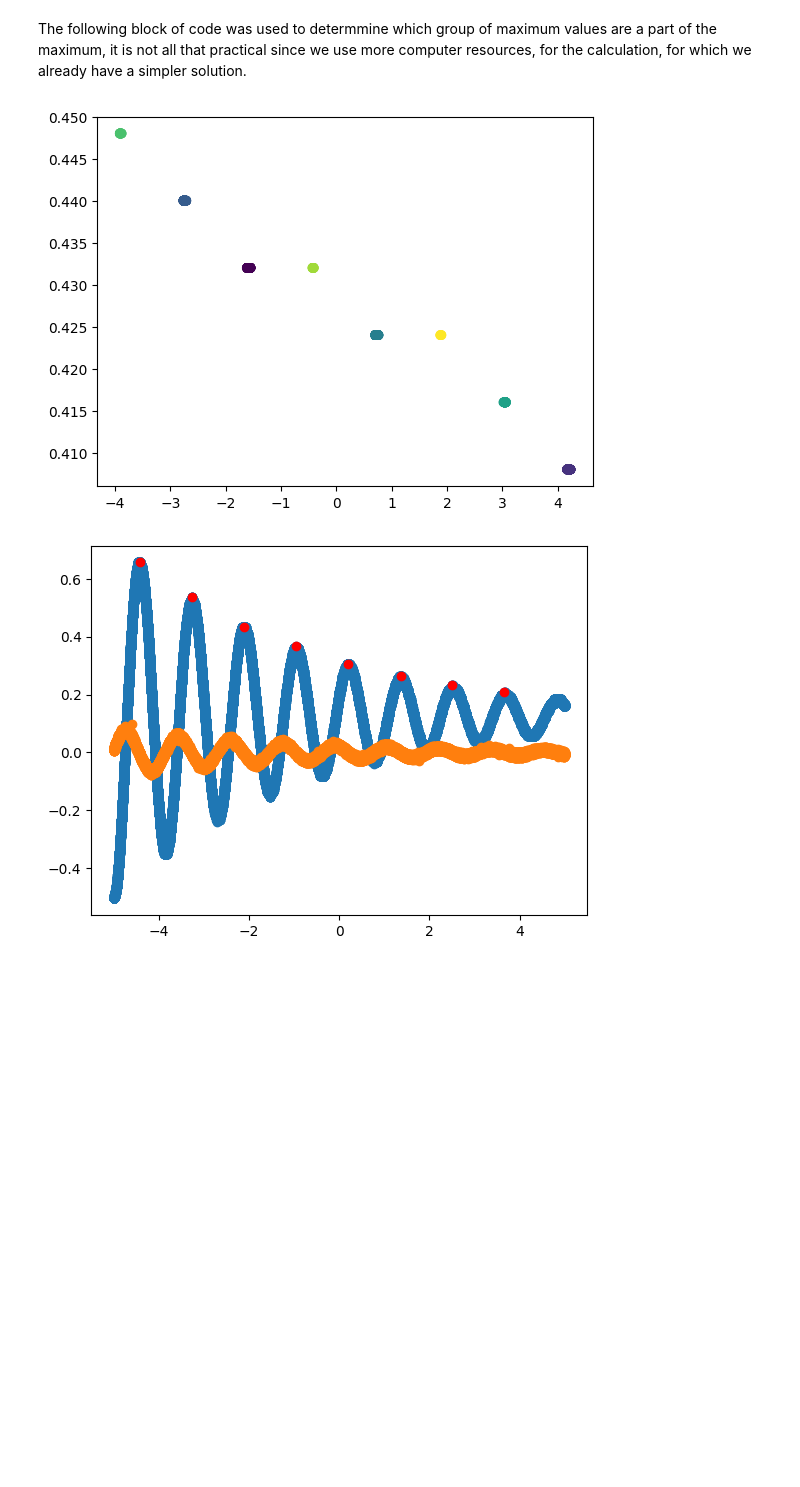
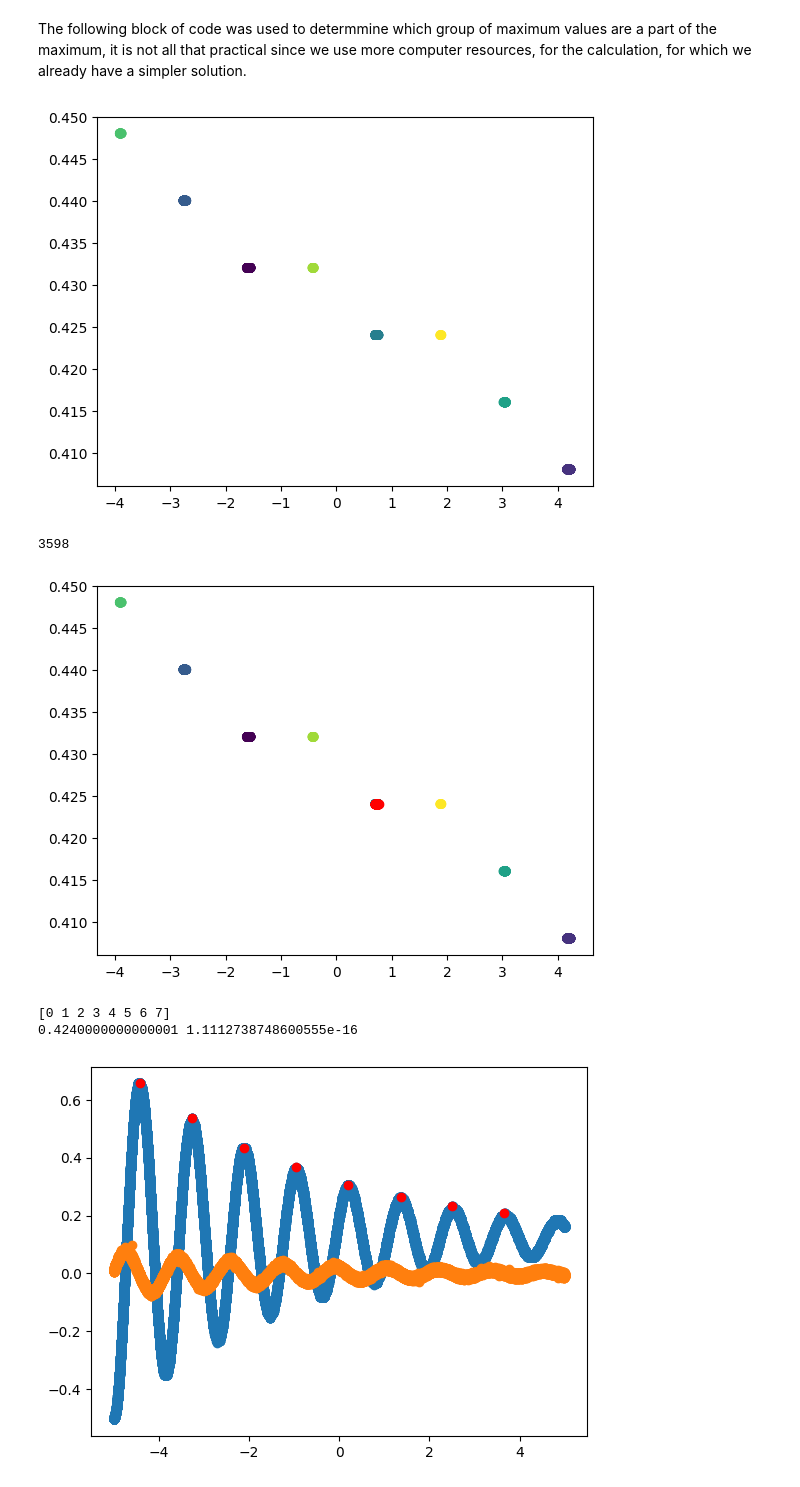
Before and after one commit to KemalOenen/Grundpraktikum2_Gruppe1_SS23, a Jupyter notebook: Versuch7/Djoxx_Pendulum.ipynb, the cells around one changed output. Drawn from its saved outputs; the diff is of its cells as text; code cells hidden in the pictures; blank space fills up the shorter version.

```diff
--- a/Versuch7/Djoxx_Pendulum.ipynb
+++ b/Versuch7/Djoxx_Pendulum.ipynb
@@ -38,6 +38,7 @@ Period of the undamped Oscillator: 1.159+/-0.014
 The following block of code was used to determmine which group of maximum values are a part of the maximum, it is not all that practical since we use more computer resources, for the calculation, for which we already have a simpler solution.
 # %%
 from sklearn.cluster import AgglomerativeClustering
+peaks=np.array(scipy.signal.find_peaks(df["CH1"], prominence=0.1))
 x=df["TIME"][peaks[0]]
 y=df["CH1"][peaks[0]]
 data=list(zip(x, y))
@@ -46,8 +47,23 @@ labels=hierarchial_cluster.fit_predict(data)
 
 plt.scatter(x, y, c=labels)
 plt.show()
+print(len(labels))
 # %% [output]
 [figure]
+3598
+# %%
+n=x.where(labels==3)
+p=y.where(labels==3)
+plt.scatter(x, y, c=labels)
+plt.scatter(n, p, color="red")
+plt.show()
+array=np.array(labels)
+print(np.unique(array))
+print(p.mean(), p.std())
+# %% [output]
+[figure, added]
+[0 1 2 3 4 5 6 7]
+0.4240000000000001 1.1112738748600555e-16
 # %%
 filename="T0001.CSV"
 df=pd.read_csv(filename, header=14)
```
Also changed, not shown: parts of 2 cells of this notebook.
